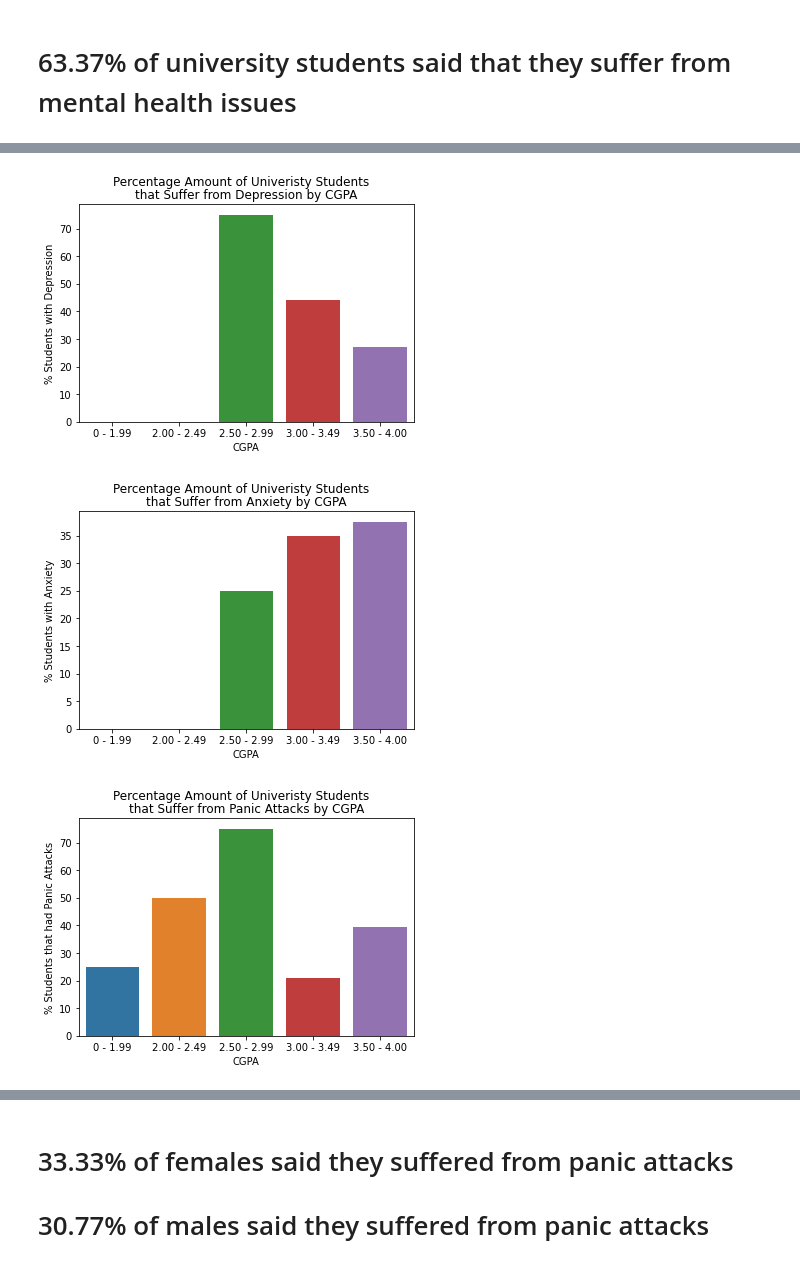
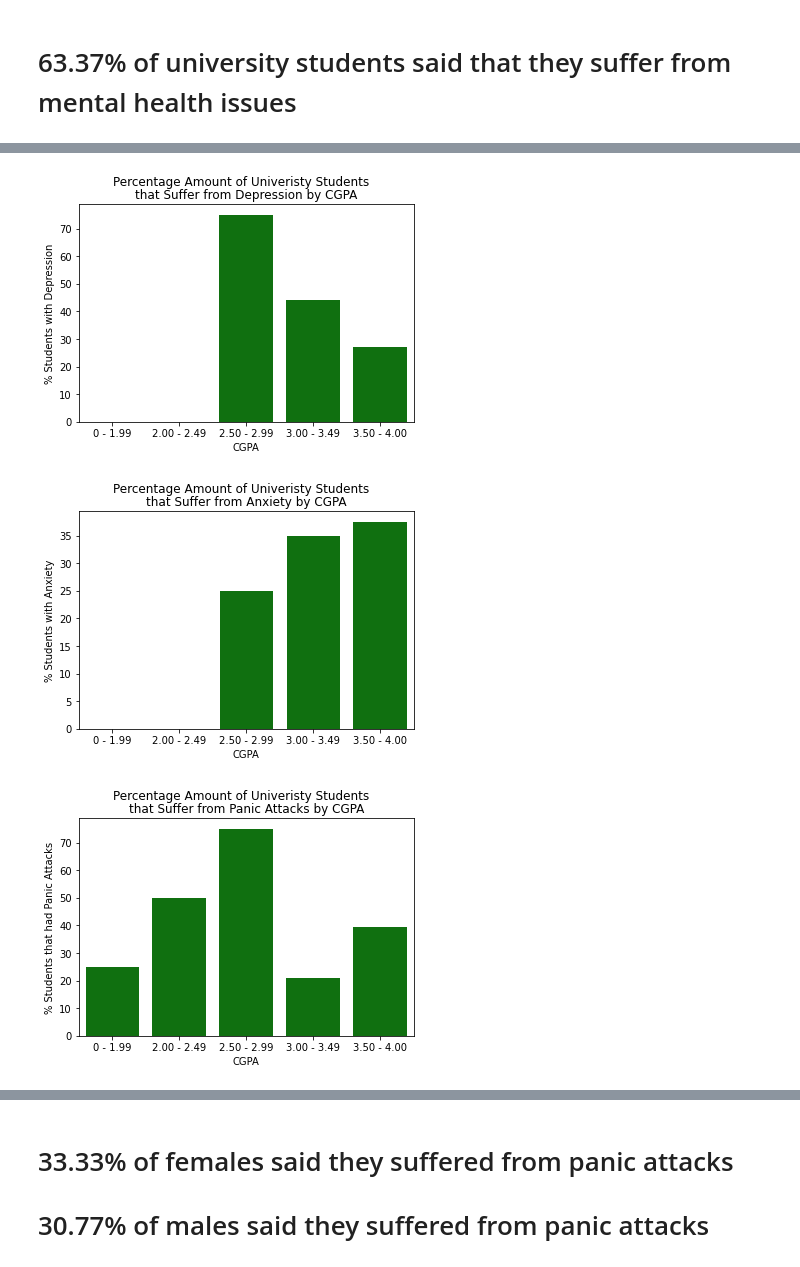
Before and after one commit to HFell1611/DataEng37Python, a Jupyter notebook: visualisation_project/mental_health_presentation.ipynb, the cells around one changed output, grey strips where cells are left out. Saved outputs shown, nothing was run; the diff lists cells and outputs as text; code cells hidden in the pictures.

```diff
--- a/visualisation_project/mental_health_presentation.ipynb
+++ b/visualisation_project/mental_health_presentation.ipynb
@@ -53,29 +53,29 @@ plt.show()
 # %%
-sns.barplot(x="CGPA", y="depression", data=cgpa_percent)
+sns.barplot(x="CGPA", y="depression", data=cgpa_percent, color="green")
 plt.xlabel("CGPA")
 plt.ylabel("% Students with Depression")
 plt.suptitle("Percentage Amount of Univeristy Students")
 plt.title("that Suffer from Depression by CGPA")
 plt.show()
 # %% [output]
-[figure, old version]
+[figure, new version]
 # %%
-sns.barplot(x="CGPA", y="anxiety", data=cgpa_percent)
+sns.barplot(x="CGPA", y="anxiety", data=cgpa_percent, color="green")
 plt.xlabel("CGPA")
 plt.ylabel("% Students with Anxiety")
 plt.suptitle("Percentage Amount of Univeristy Students")
 plt.title("that Suffer from Anxiety by CGPA")
 plt.show()
 # %% [output]
-[figure, old version]
+[figure, new version]
 # %%
-sns.barplot(x="CGPA", y="panic_attack", data=cgpa_percent)
+sns.barplot(x="CGPA", y="panic_attack", data=cgpa_percent, color="green")
 plt.xlabel("CGPA")
 plt.ylabel("% Students that had Panic Attacks")
 plt.suptitle("Percentage Amount of Univeristy Students")
 plt.title("that Suffer from Panic Attacks by CGPA")
 plt.show()
 # %% [output]
-[figure, old version]
+[figure, new version]
 # %%
 cgpa_order = ['3.50 - 4.00', '3.00 - 3.49', '2.50 - 2.99', '2.00 - 2.49', '0 - 1.99']
```
Also changed, not shown: parts of 11 cells of this notebook.
